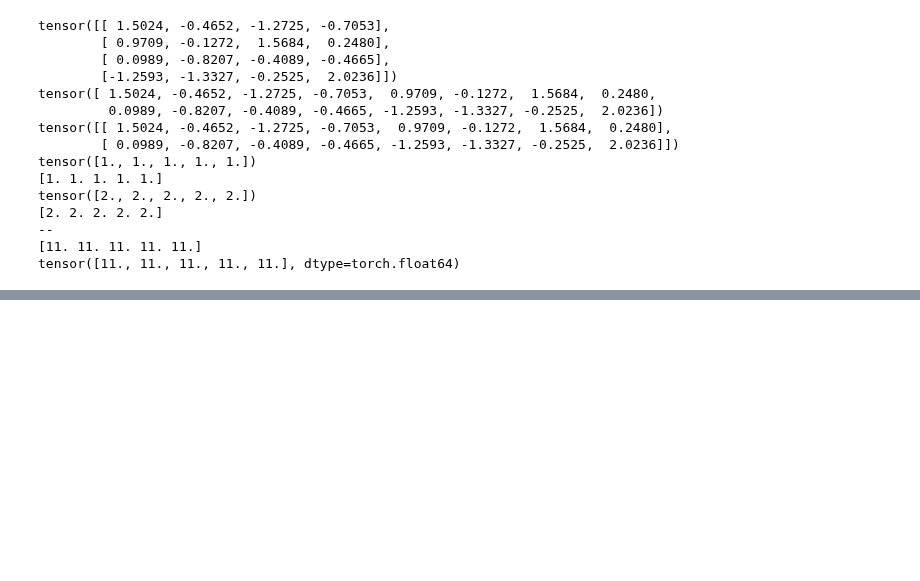
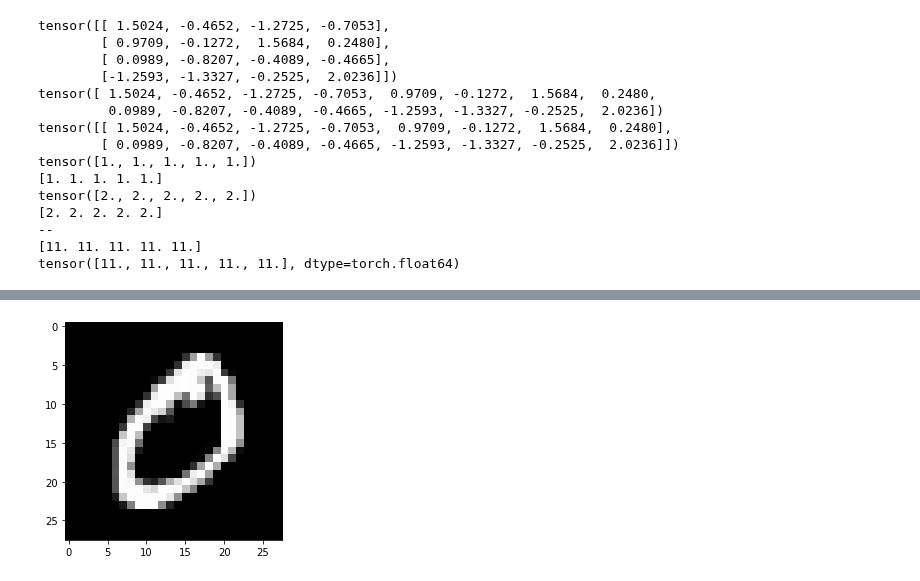
Before and after one commit to Tom-Lennox/Kaggle, a Jupyter notebook: Pytorch_20200714.ipynb, the cells around one changed output, grey strips where cells are left out. Drawn from its saved outputs; the diff is of its cells as text; code cells hidden in the pictures; blank space fills up the shorter version.

```diff
--- a/Pytorch_20200714.ipynb
+++ b/Pytorch_20200714.ipynb
@@ -172,0 +509,6 @@ if torch.cuda.is_available():
+# %%
+print(f'image: {len(trainset.data[0])} x {len(trainset.data[0][0])}')
+for item1 in trainset.data[0]:
+    for item2 in item1:
+        print(f'{item2.data:4}', end='')
+    print()
@@ -172,0 +533,73 @@ if torch.cuda.is_available():
+# %%
+## ▼
+print(torchvision)
+print(torchvision.datasets)
+# torchvision
+# torchvision.datasets
+# ｜torchvision.datasets.MNIST　みたいに使う。
+# ｜https://pytorch.org/docs/stable/torchvision/index.html
+
+## ▼
+torchvision.set_image_backend('accimage')
+print(torchvision.get_image_backend())
+torchvision.set_image_backend('PIL')
+print(torchvision.get_image_backend())
+# 何か違うらしい。
+# https://qiita.com/tand826/items/6eb0b943d5778280b955
+
+## ▼
+print(trainset.data[0])
+
+import matplotlib.pyplot as plt
+plt.imshow(trainset.data[0], cmap='gray')
+
+# for item1 in trainset.data[0]:
+#     print(item1)
+
+## ▼ 2重ループの構造を知る。
+# これの内容を知りたい。
+for item1 in trainset.data[0]:
+    for item2 in item1:
+        print(f'{item2.data:3}', end='')
+    print()
+# ｜end=''　改行なし
+# ｜for nest print() ⇒ 改行
+# ｜.data:n ⇒ 桁数のwidth　を作成。
+
+test = [1,2,3]
+print(test)
+test = [[1,2,3],[4,5,6],[7,8,9]]
+print(test)
+
+print('--')
+print(test[0])
+
+print('--')
+for item1 in test:
+    print(item1)
+
+## ▼ trainsetで変換した画像も表示したい。
+# ２重配列から察すれば楽。
+print(f'image: {len(trainset.data[1])} x {len(trainset.data[0][1])}')
+for item1 in trainset.data[1]:
+    for item2 in item1:
+        print(f'{item2.data:3}', end='')
+    print()
+
+import matplotlib.pyplot as plt
+plt.imshow(trainset.data[1], cmap='gray')
+
+## ▼ 配列のサイズを確認したい。
+len(trainset.data)
+
+## ▼ trainsetの中身を知りたい
+trainset[0]
+# 3重の配列, label
+
+## ▼ trainsetの中身を知りたい
+trainset[0]
+# 3重の配列, label
+
+image, label = trainset[0]
+print(label)
+# %% [output]
@@ -172,0 +624 @@ if torch.cuda.is_available():
+[figure, added]
```
Also changed, not shown: parts of 14 cells of this notebook.
